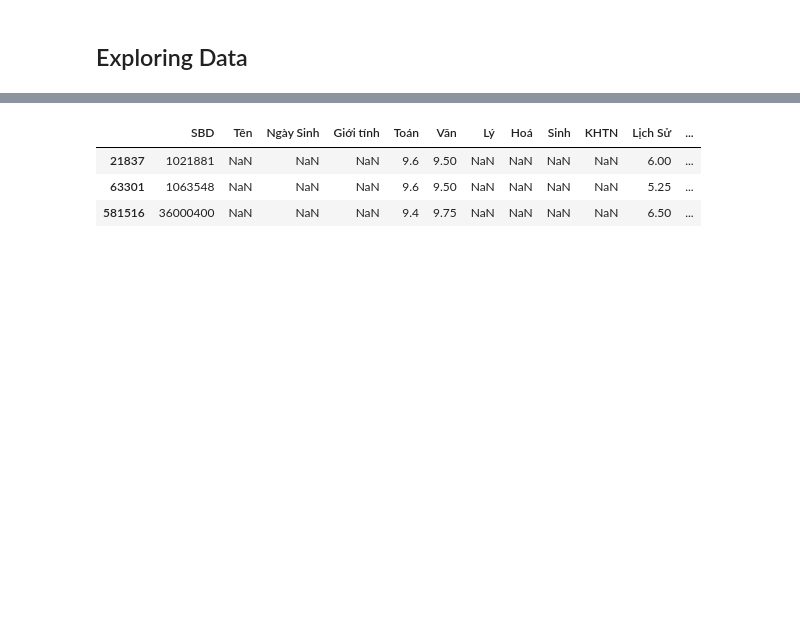
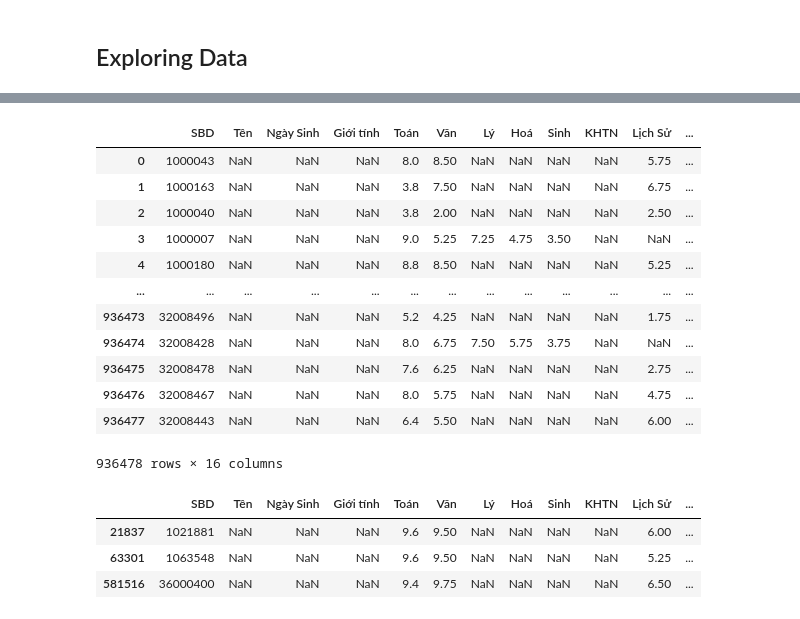
Before and after one commit to tiendat07/National-University-Exam-Scores-2022, a Jupyter notebook: National-University-Exam-Scores.ipynb, the cells around one changed output, grey strips where cells are left out. Saved outputs shown, nothing was run; the diff lists cells and outputs as text; code cells hidden in the pictures; blank space fills up the shorter version.

```diff
--- a/National-University-Exam-Scores.ipynb
+++ b/National-University-Exam-Scores.ipynb
@@ -123 +172,17 @@ DiemThi2021['Nơi Thi'] = y
+# %%
+DiemThi2021
+# %% [output]
+|  | SBD | Tên | Ngày Sinh | Giới tính | Toán | Văn | Lý | Hoá | Sinh | KHTN | Lịch Sử | ... |
+| 0 | 1000043 | NaN | NaN | NaN | 8.0 | 8.50 | NaN | NaN | NaN | NaN | 5.75 | ... |
+| 1 | 1000163 | NaN | NaN | NaN | 3.8 | 7.50 | NaN | NaN | NaN | NaN | 6.75 | ... |
+| 2 | 1000040 | NaN | NaN | NaN | 3.8 | 2.00 | NaN | NaN | NaN | NaN | 2.50 | ... |
+| 3 | 1000007 | NaN | NaN | NaN | 9.0 | 5.25 | 7.25 | 4.75 | 3.50 | NaN | NaN | ... |
+| 4 | 1000180 | NaN | NaN | NaN | 8.8 | 8.50 | NaN | NaN | NaN | NaN | 5.25 | ... |
+| ... | ... | ... | ... | ... | ... | ... | ... | ... | ... | ... | ... | ... |
+| 936473 | 32008496 | NaN | NaN | NaN | 5.2 | 4.25 | NaN | NaN | NaN | NaN | 1.75 | ... |
+| 936474 | 32008428 | NaN | NaN | NaN | 8.0 | 6.75 | 7.50 | 5.75 | 3.75 | NaN | NaN | ... |
+| 936475 | 32008478 | NaN | NaN | NaN | 7.6 | 6.25 | NaN | NaN | NaN | NaN | 2.75 | ... |
+| 936476 | 32008467 | NaN | NaN | NaN | 8.0 | 5.75 | NaN | NaN | NaN | NaN | 4.75 | ... |
+| 936477 | 32008443 | NaN | NaN | NaN | 6.4 | 5.50 | NaN | NaN | NaN | NaN | 6.00 | ... |
+936478 rows × 16 columns
 # %%
```
Also changed, not shown: parts of 20 cells of this notebook.
